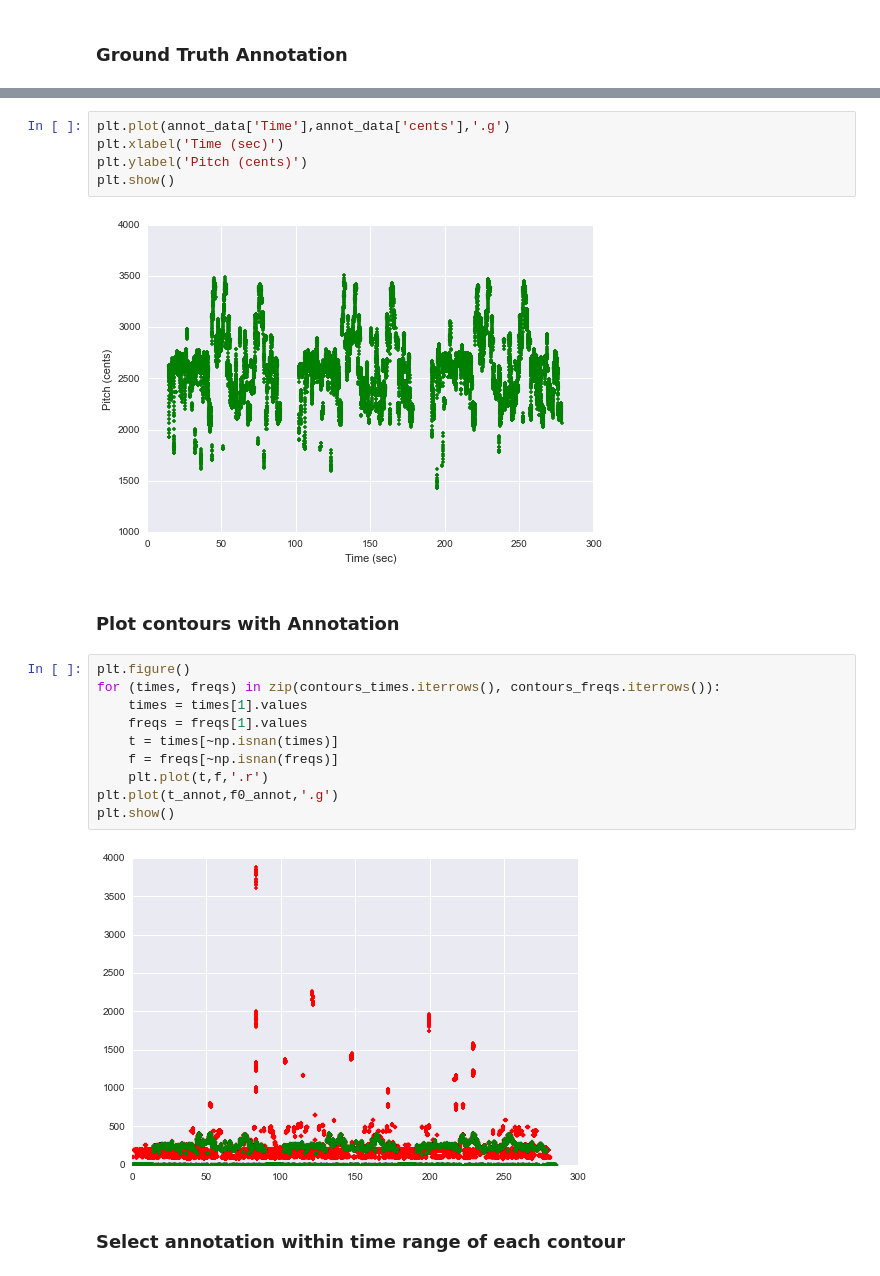
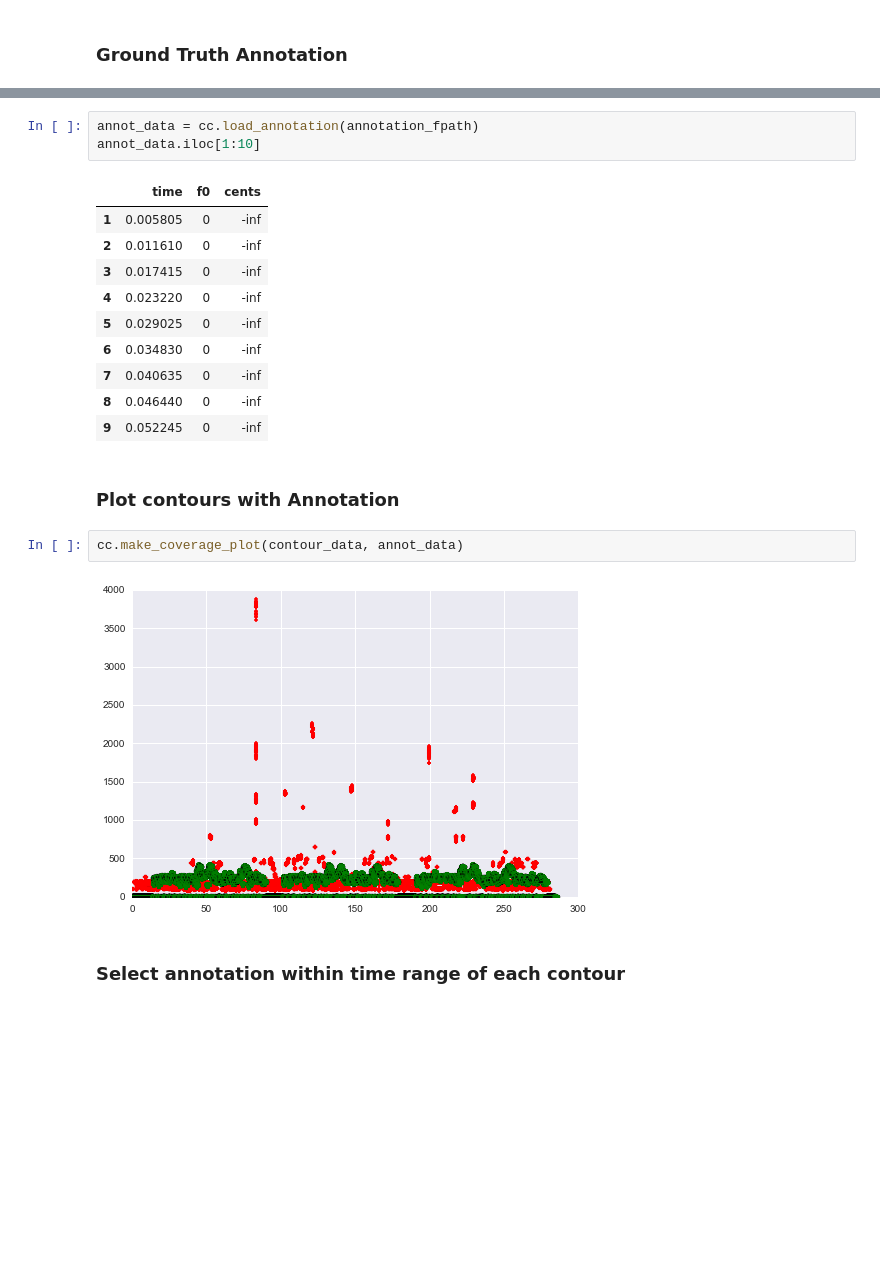
Before and after one commit to rabitt/contour_classification, a Jupyter notebook: contours_to_labels.ipynb, the cells around one changed output, grey strips where cells are left out. Saved outputs shown, nothing was run; the diff lists cells and outputs as text; blank space fills up the shorter version.

```diff
--- a/contours_to_labels.ipynb
+++ b/contours_to_labels.ipynb
@@ -121,23 +77,22 @@ annot_data.iloc[22000:22010]
-# %%
-plt.plot(annot_data['Time'],annot_data['cents'],'.g')
-plt.xlabel('Time (sec)')
-plt.ylabel('Pitch (cents)')
-plt.show()
-# %% [output]
-[figure, removed]
+# %%
+annot_data = cc.load_annotation(annotation_fpath)
+annot_data.iloc[1:10]
+# %% [output]
+|  | time | f0 | cents |
+| 1 | 0.005805 | 0 | -inf |
+| 2 | 0.011610 | 0 | -inf |
+| 3 | 0.017415 | 0 | -inf |
+| 4 | 0.023220 | 0 | -inf |
+| 5 | 0.029025 | 0 | -inf |
+| 6 | 0.034830 | 0 | -inf |
+| 7 | 0.040635 | 0 | -inf |
+| 8 | 0.046440 | 0 | -inf |
+| 9 | 0.052245 | 0 | -inf |
 # %% [markdown]
 ### Plot contours with Annotation
-# %%
-plt.figure()
-for (times, freqs) in zip(contours_times.iterrows(), contours_freqs.iterrows()):
-    times = times[1].values
-    freqs = freqs[1].values
-    t = times[~np.isnan(times)]
-    f = freqs[~np.isnan(freqs)]
-    plt.plot(t,f,'.r')
-plt.plot(t_annot,f0_annot,'.g')
-plt.show()
-# %% [output]
-[figure, removed]
+# %%
+cc.make_coverage_plot(contour_data, annot_data)
+# %% [output]
+[figure, added]
 # %% [markdown]
 ### Select annotation within time range of each contour
```
Also changed, not shown: parts of 20 cells of this notebook.
